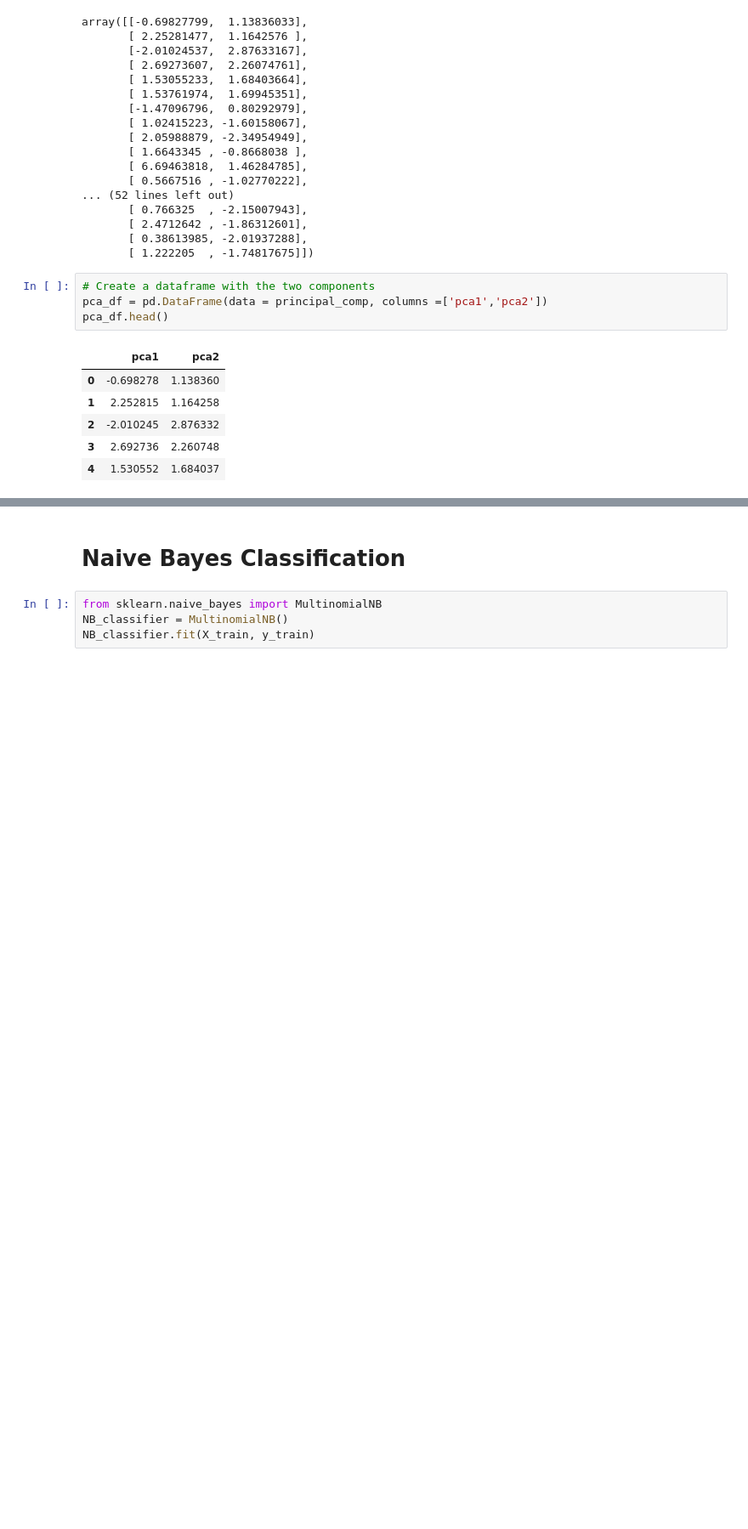
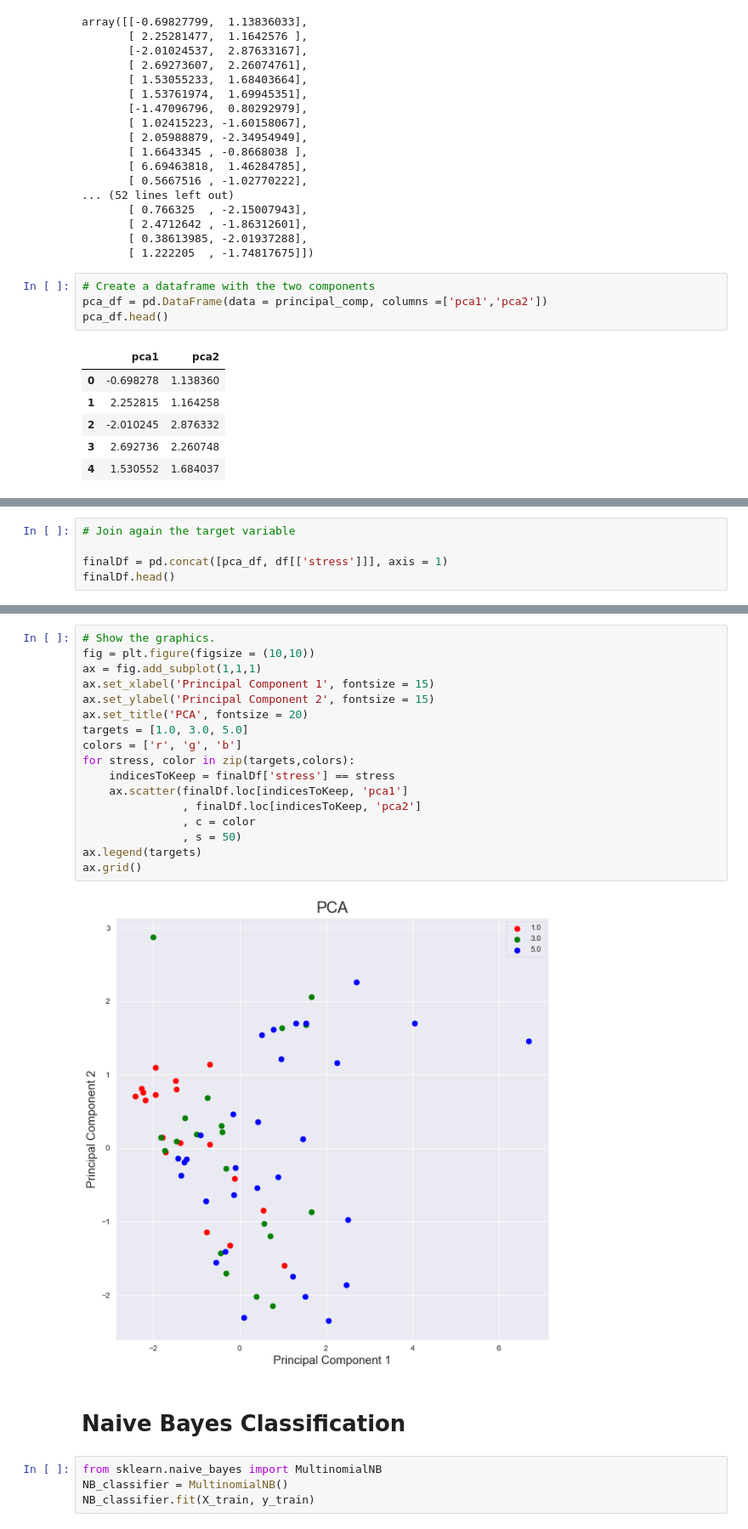
Before and after one commit to Applied-Machine-Learning-2022/final-project-stay-hard-uk, a Jupyter notebook: automobile_stress.ipynb, the cells around one changed output, grey strips where cells are left out. Shown at 85% size. Cells and saved outputs as stored; diff of their text form; blank space fills up the shorter version.

```diff
--- a/automobile_stress.ipynb
+++ b/automobile_stress.ipynb
@@ -564,0 +565,5 @@ plt.show()
+# %%
+# Join again the target variable
+
+finalDf = pd.concat([pca_df, df[['stress']]], axis = 1)
+finalDf.head()
@@ -565,3 +577,22 @@ plt.show()
+# %%
+# Show the graphics.
+fig = plt.figure(figsize = (10,10))
+ax = fig.add_subplot(1,1,1)
+ax.set_xlabel('Principal Component 1', fontsize = 15)
+ax.set_ylabel('Principal Component 2', fontsize = 15)
+ax.set_title('PCA', fontsize = 20)
+targets = [1.0, 3.0, 5.0]
+colors = ['r', 'g', 'b']
+for stress, color in zip(targets,colors):
+    indicesToKeep = finalDf['stress'] == stress
+    ax.scatter(finalDf.loc[indicesToKeep, 'pca1']
+               , finalDf.loc[indicesToKeep, 'pca2']
+               , c = color
+               , s = 50)
+ax.legend(targets)
+ax.grid()
+# %% [output]
+[figure, added]
 # %% [markdown]
 # Naive Bayes Classification
 # %%
```
Also changed, not shown: parts of 14 cells of this notebook.
